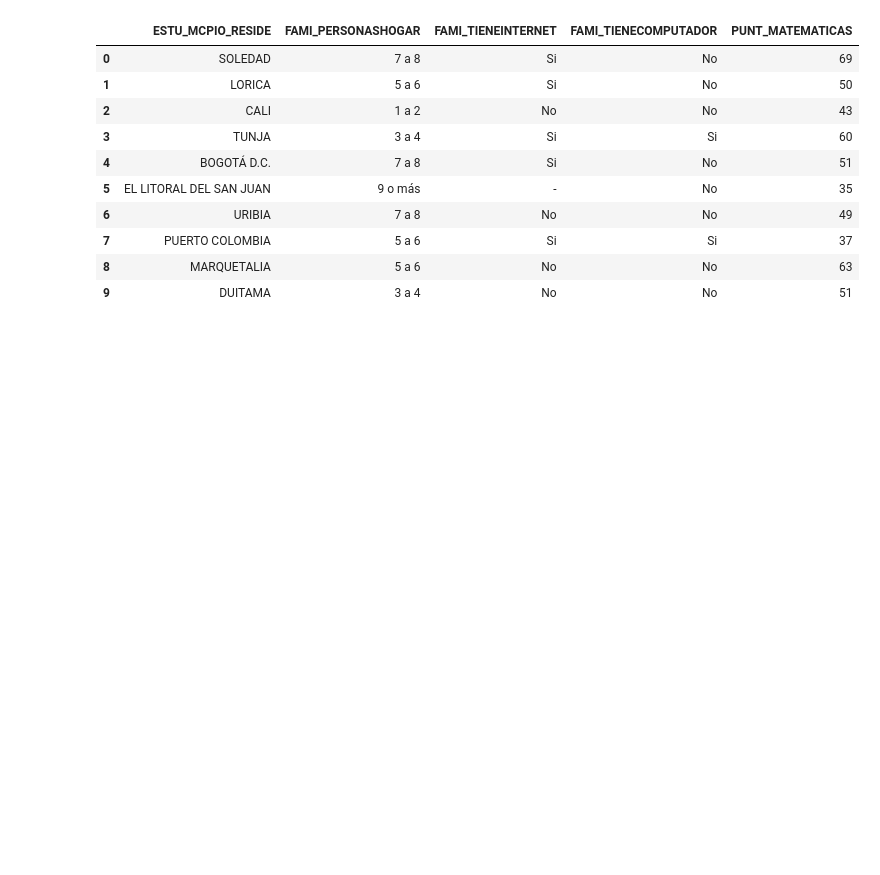
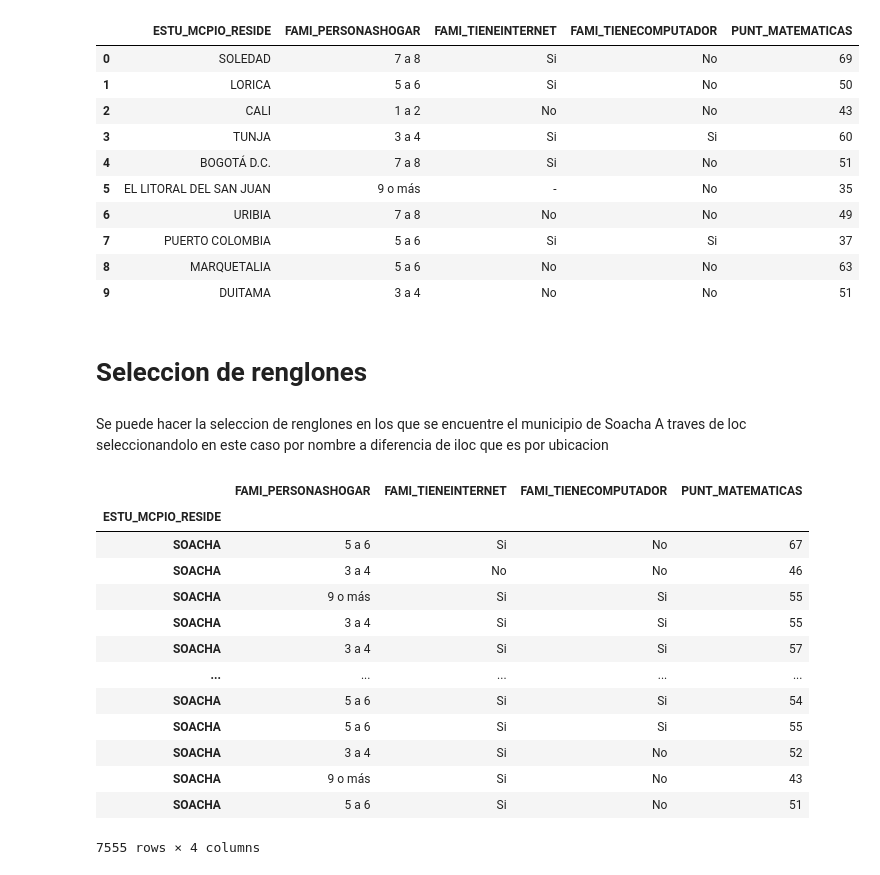
Before and after one commit to ygalindofor/Pruebas-saber-11-edicion-2018-, a Jupyter notebook: pruebassaber11.ipynb, the cells around one changed output. Saved outputs shown, nothing was run; the diff lists cells and outputs as text; code cells hidden in the pictures; blank space fills up the shorter version.

```diff
--- a/pruebassaber11.ipynb
+++ b/pruebassaber11.ipynb
@@ -50,3 +59,26 @@ pruebasSaber11_df.head(10)
 | 7 | PUERTO COLOMBIA | 5 a 6 | Si | Si | 37 |
 | 8 | MARQUETALIA | 5 a 6 | No | No | 63 |
 | 9 | DUITAMA | 3 a 4 | No | No | 51 |
+# %% [markdown]
+# Seleccion de renglones
+# %% [markdown]
+Se puede hacer la seleccion de renglones en los que se encuentre el municipio de Soacha
+A traves de loc seleccionandolo en este caso por nombre a diferencia de iloc que es por ubicacion
+# %%
+pruebasSaber11_df.set_index("ESTU_MCPIO_RESIDE", inplace=True)
+pruebasSaber11_df.loc['SOACHA']
+# %% [output]
+|  | FAMI_PERSONASHOGAR | FAMI_TIENEINTERNET | FAMI_TIENECOMPUTADOR | PUNT_MATEMATICAS |
+| ESTU_MCPIO_RESIDE |  |  |  |  |
+| SOACHA | 5 a 6 | Si | No | 67 |
+| SOACHA | 3 a 4 | No | No | 46 |
+| SOACHA | 9 o más | Si | Si | 55 |
+| SOACHA | 3 a 4 | Si | Si | 55 |
+| SOACHA | 3 a 4 | Si | Si | 57 |
+| ... | ... | ... | ... | ... |
+| SOACHA | 5 a 6 | Si | Si | 54 |
+| SOACHA | 5 a 6 | Si | Si | 55 |
+| SOACHA | 3 a 4 | Si | No | 52 |
+| SOACHA | 9 o más | Si | No | 43 |
+| SOACHA | 5 a 6 | Si | No | 51 |
+7555 rows × 4 columns
```
Also changed, not shown: parts of 10 cells of this notebook.
